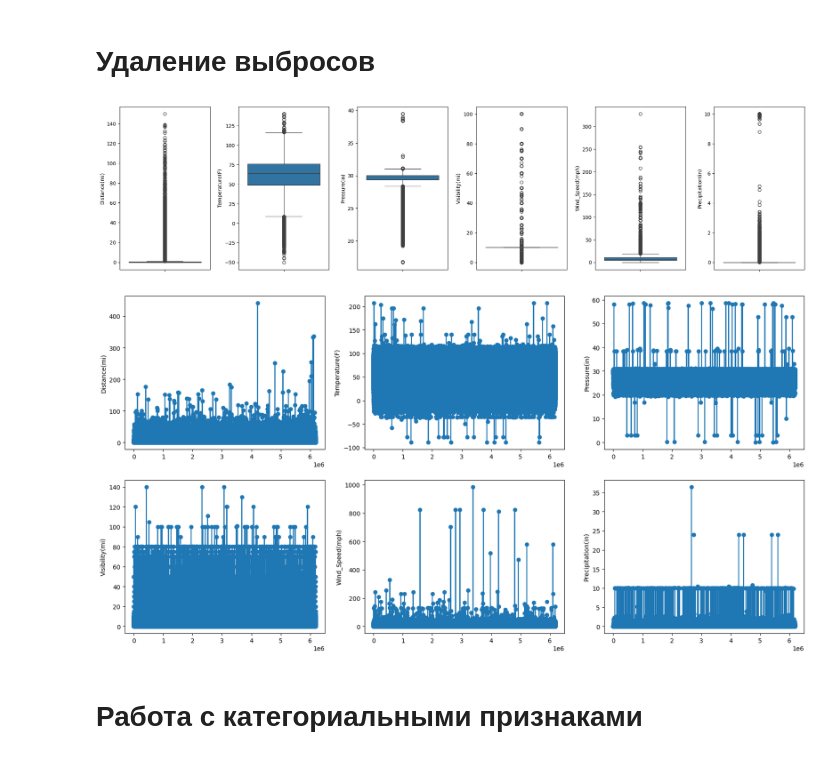
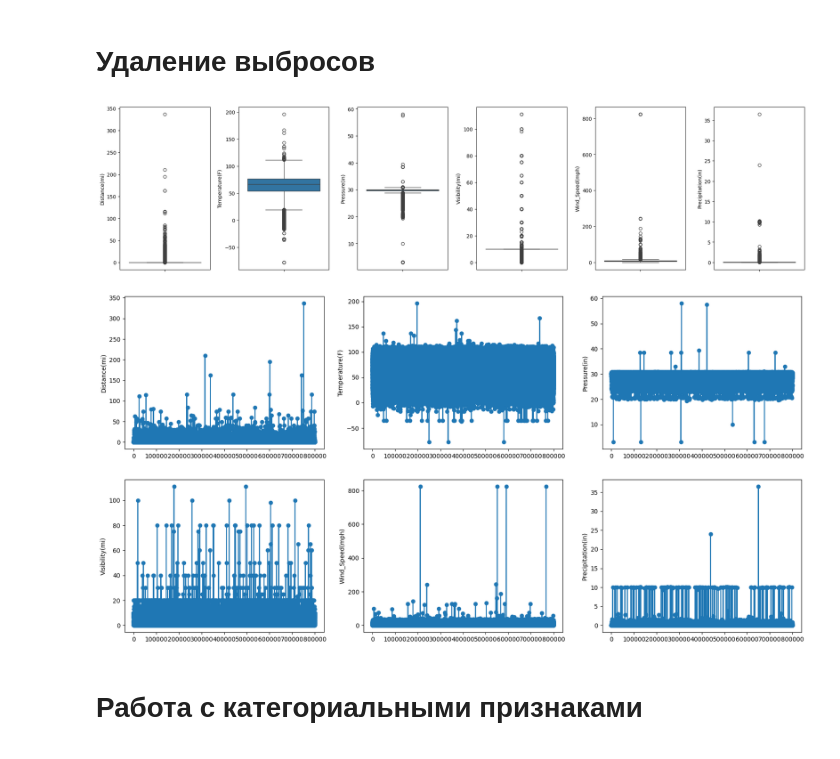
Before and after one commit to ARnoD0rian/classification-of-roads-accidients, a Jupyter notebook: main.ipynb, the cells around one changed output. Cells and saved outputs as stored; diff of their text form; code cells hidden in the pictures.

```diff
--- a/main.ipynb
+++ b/main.ipynb
@@ -129,7 +132,7 @@ memory usage: 1.5+ GB
 # %%
-num_df = df_train.select_dtypes(include=['int16', 'int32', 'int64', 'float16', 'float32', 'float64'])
-bool_df = df_train.select_dtypes(exclude=['int16', 'int32', 'int64', 'float16', 'float32', 'float64', 'object'])
-cat_df = df_train.select_dtypes(include=['object'])
+num_df = df.select_dtypes(include=['int16', 'int32', 'int64', 'float16', 'float32', 'float64'])
+bool_df = df.select_dtypes(exclude=['int16', 'int32', 'int64', 'float16', 'float32', 'float64', 'object'])
+cat_df = df.select_dtypes(include=['object'])
 len(num_df.columns), len(bool_df.columns), len(cat_df.columns)
 # %% [output]
 (11, 13, 18)
@@ -218,4 +219,3 @@ matrix_corr
 # %%
-df_train.drop(columns=['Wind_Chill(F)'], inplace=True)
-num_df.drop(columns=['Wind_Chill(F)'], inplace=True)
+df.drop(columns=['Wind_Chill(F)'], inplace=True)
 # %%
@@ -251,5 +251,5 @@ nan_num_column = ['Wind_Speed(mph)', #mean
                   'Precipitation(in)' #mean
                   ]
 # %%
-for using_column in nan_num_column:
-    df_train[using_column] = df_train.groupby('Severity')[using_column].transform(lambda x: x.fillna(x.mean()))
+for col_name in nan_num_column:
+    df[col_name] = df.groupby('Severity')[col_name].transform(lambda x: x.fillna(x.mean()))
@@ -294,7 +291,7 @@ overfit_cat
 # %% [output]
 ['Country']
 # %%
-df_train.drop(columns=["Country"], inplace=True)
+df.drop(columns=["Country"], inplace=True)
 # %%
 overfit_num = get_almost_constant_columns(num_df, dropna=True, limit=96)
 overfit_num
@@ -331,24 +328,24 @@ out_col = ["Distance(mi)", "Temperature(F)", "Pressure(in)", "Visibility(mi)", "
 
 fig, axes = plt.subplots(1, 6, figsize=(20, 5))
 for ax, col in zip(axes, out_col):
-    sns.boxplot(y=df_train[col], data=df_train, ax=ax)
+    sns.boxplot(y=df[col], data=df, ax=ax)
 fig.tight_layout(pad=1.5)
 # %% [output]
-[figure, old version]
+[figure, new version]
 # %%
 out_col = ["Distance(mi)", "Temperature(F)", "Pressure(in)", "Visibility(mi)", "Wind_Speed(mph)", "Precipitation(in)"]
 fig, axes = plt.subplots(2, 3, figsize=(20, 10))
 axes_flattened = axes.flatten()
 
 for index, column in enumerate(out_col):
     axes[index // 3][index % 3].plot(
-        [i + 1 for i in range(len(df_train[column]))],
-        df_train[column],
+        [i + 1 for i in range(len(df[column]))],
+        df[column],
         marker='o'
     )
     axes[index // 3][index % 3].set_ylabel(column)
 # %% [output]
-[figure, old version]
+[figure, new version]
 # %%
 for col, upper_bound, down_bound in (
     ('Distance(mi)', 150, -150),
```
Also changed, not shown: parts of 126 cells of this notebook, 3 other files.
